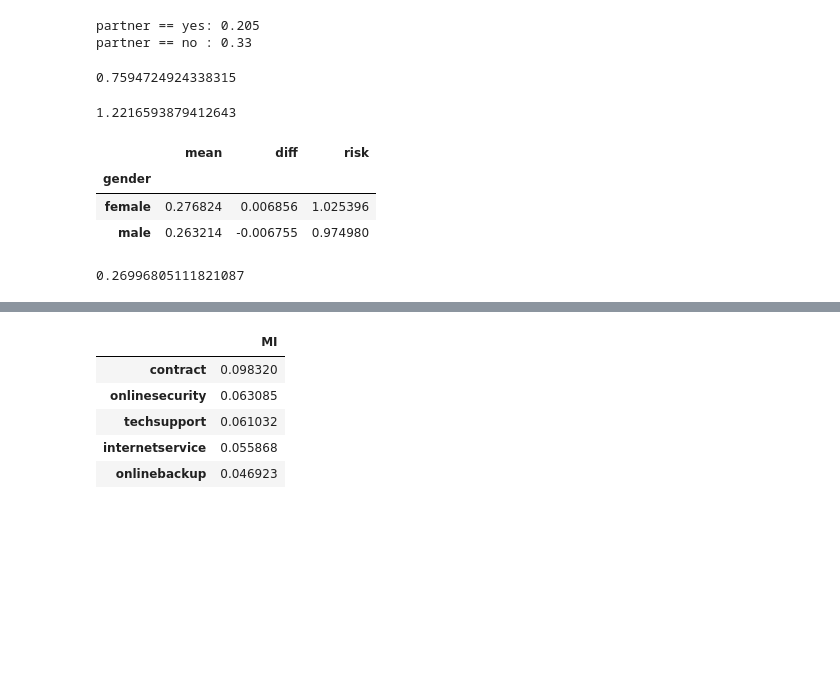
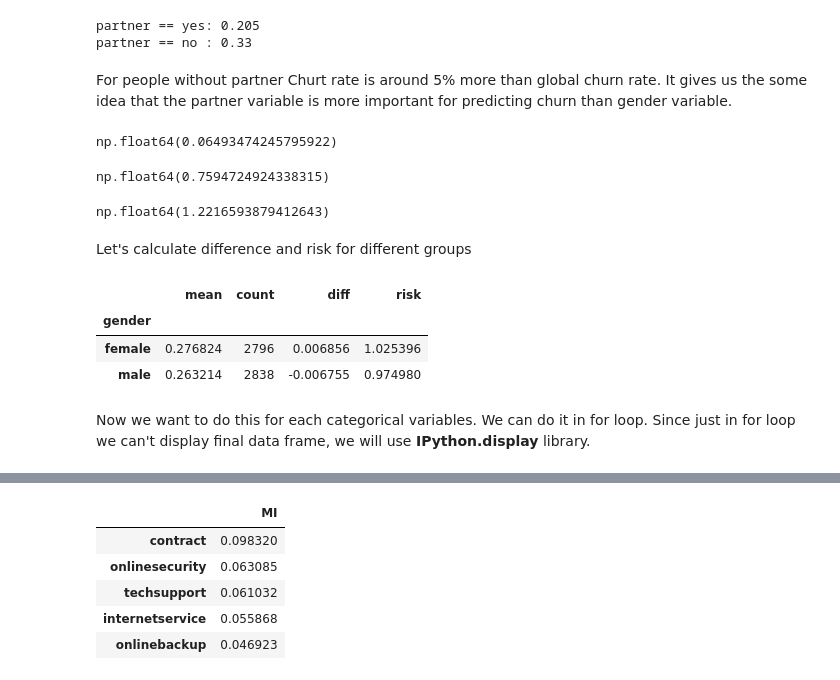
Before and after one commit to ekhlebus/ml-zoomcamp, a Jupyter notebook: 03-classification_churn_prediction/03-churn.ipynb, the cells around one changed output, grey strips where cells are left out. Saved outputs shown, nothing was run; the diff lists cells and outputs as text; code cells hidden in the pictures; blank space fills up the shorter version.

```diff
--- a/03-classification_churn_prediction/03-churn.ipynb
+++ b/03-classification_churn_prediction/03-churn.ipynb
@@ -284,0 +283,2 @@ round(global_mean, 3)
+# %%
+df_train_full = df_train_full.reset_index(drop=True)
@@ -337,30 +456,35 @@ print('partner == no :', round(partner_no, 3))
 # %% [output]
 partner == yes: 0.205
 partner == no : 0.33
+# %% [markdown]
+For people without partner Churt rate is around 5% more than global churn rate. It gives us the some idea that the partner variable is more important for predicting churn than gender variable.
+# %%
+global_mean - partner_yes
+# %% [output]
+np.float64(0.06493474245795922)
 # %%
 partner_yes / global_mean
 # %% [output]
-0.7594724924338315
+np.float64(0.7594724924338315)
 # %%
 partner_no / global_mean
 # %% [output]
-1.2216593879412643
+np.float64(1.2216593879412643)
+# %% [markdown]
+Let's calculate difference and risk for different groups
 # %%
-df_group = df_train_full.groupby(by='gender').churn.agg(['mean'])
-df_group['diff'] = df_group['mean'] - global_mean
+df_group = df_train_full.groupby(by='gender').churn.agg(['mean', 'count'])
+df_group['diff'] = df_group['mean'] - global_mean # Add difference column
 df_group['risk'] = df_group['mean'] / global_mean
 df_group
 # %% [output]
-|  | mean | diff | risk |
-| gender |  |  |  |
-| female | 0.276824 | 0.006856 | 1.025396 |
-| male | 0.263214 | -0.006755 | 0.974980 |
+|  | mean | count | diff | risk |
+| gender |  |  |  |  |
+| female | 0.276824 | 2796 | 0.006856 | 1.025396 |
+| male | 0.263214 | 2838 | -0.006755 | 0.974980 |
+# %% [markdown]
+Now we want to do this for each categorical variables. We can do it in for loop. Since just in for loop we can't display final data frame, we will use **IPython.display** library.
 # %%
 from IPython.display import display
-# %%
-global_mean = df_train_full.churn.mean()
-global_mean
-# %% [output]
-0.26996805111821087
 # %%
 for col in categorical:
```
Also changed, not shown: parts of 43 cells of this notebook, 1 other file.
